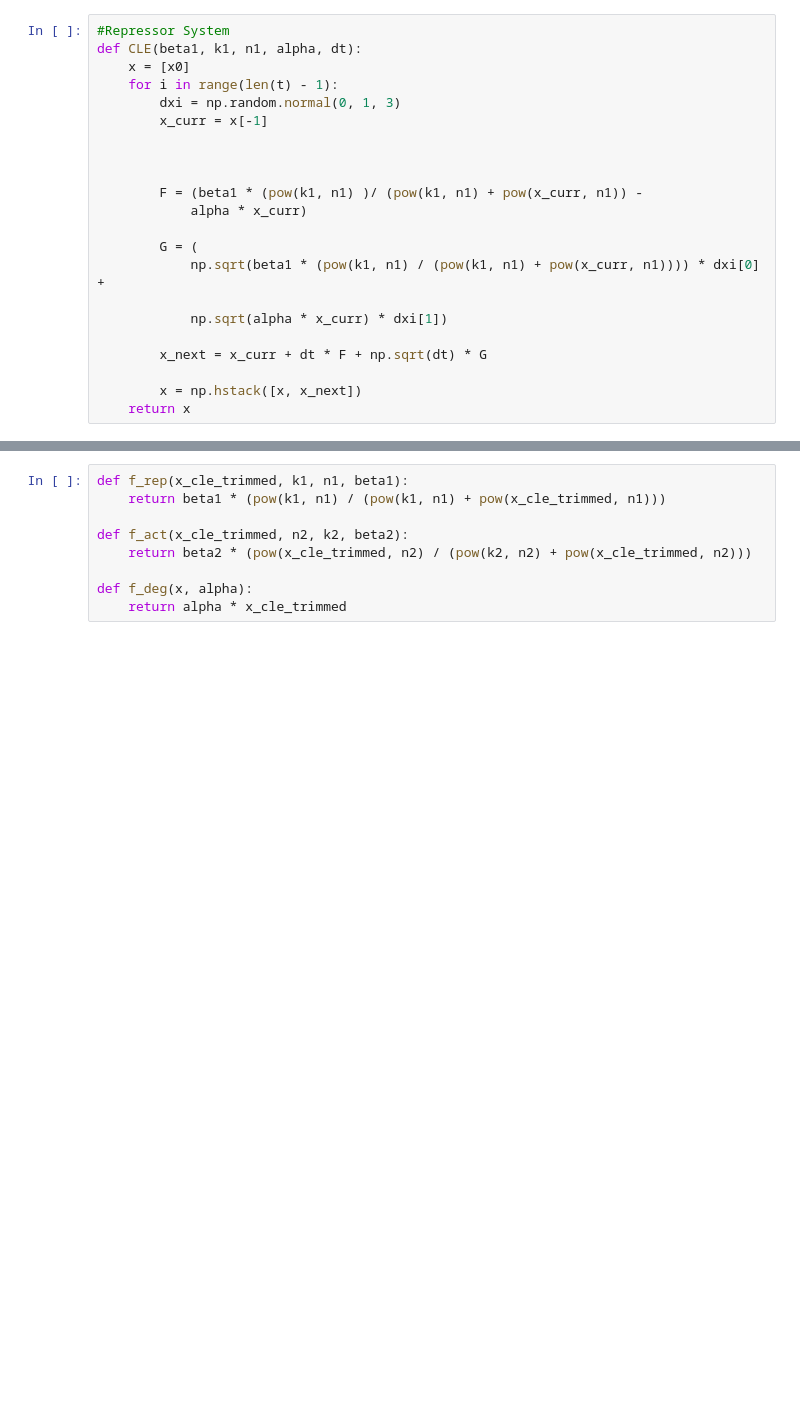
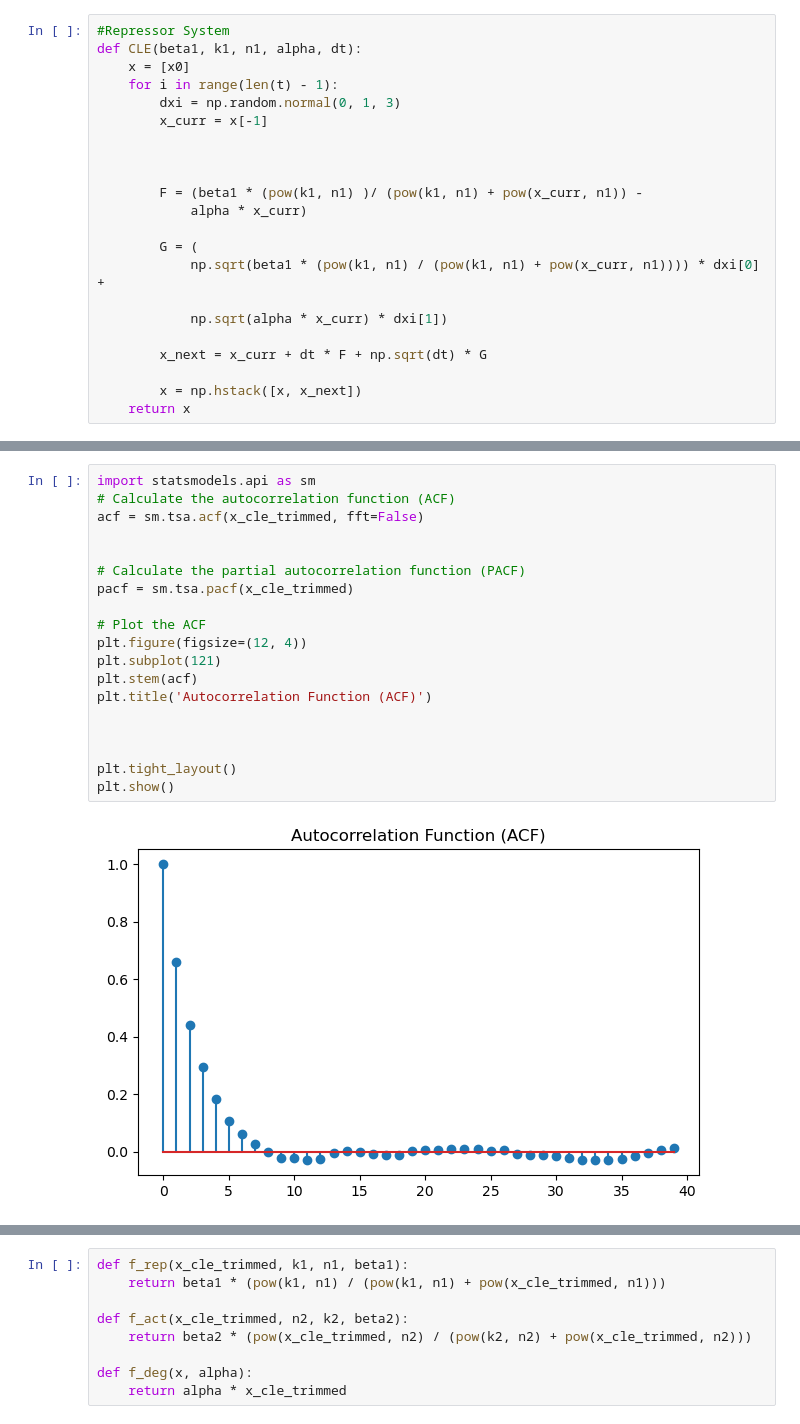
Before and after one commit to gnashi21/Inference-in-biochemical-networks, a Jupyter notebook: act system optimization.ipynb, the cells around one changed output, grey strips where cells are left out. Cells and saved outputs as stored; diff of their text form; blank space fills up the shorter version.

```diff
--- a/act system optimization.ipynb
+++ b/act system optimization.ipynb
@@ -37,0 +49,21 @@ x_cle_trimmed = x_cle[1000:]
+# %%
+import statsmodels.api as sm
+# Calculate the autocorrelation function (ACF)
+acf = sm.tsa.acf(x_cle_trimmed, fft=False)
+
+
+# Calculate the partial autocorrelation function (PACF)
+pacf = sm.tsa.pacf(x_cle_trimmed)
+
+# Plot the ACF
+plt.figure(figsize=(12, 4))
+plt.subplot(121)
+plt.stem(acf)
+plt.title('Autocorrelation Function (ACF)')
+
+
+
+plt.tight_layout()
+plt.show()
+# %% [output]
+[figure, added]
```
Also changed, not shown: parts of 14 cells of this notebook.
